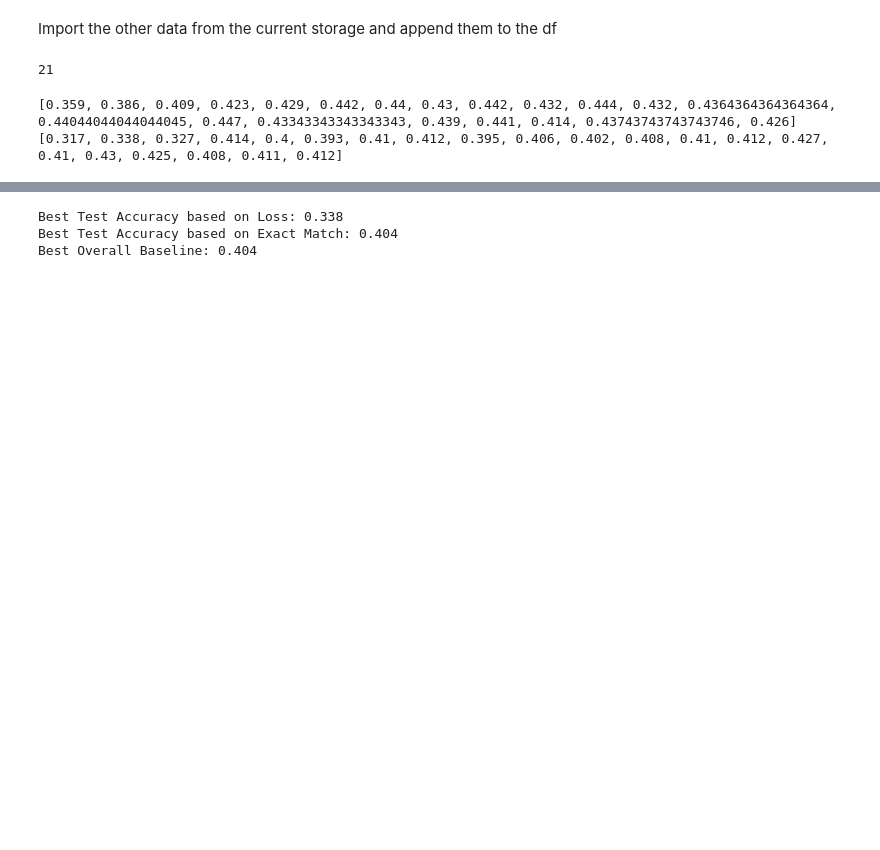
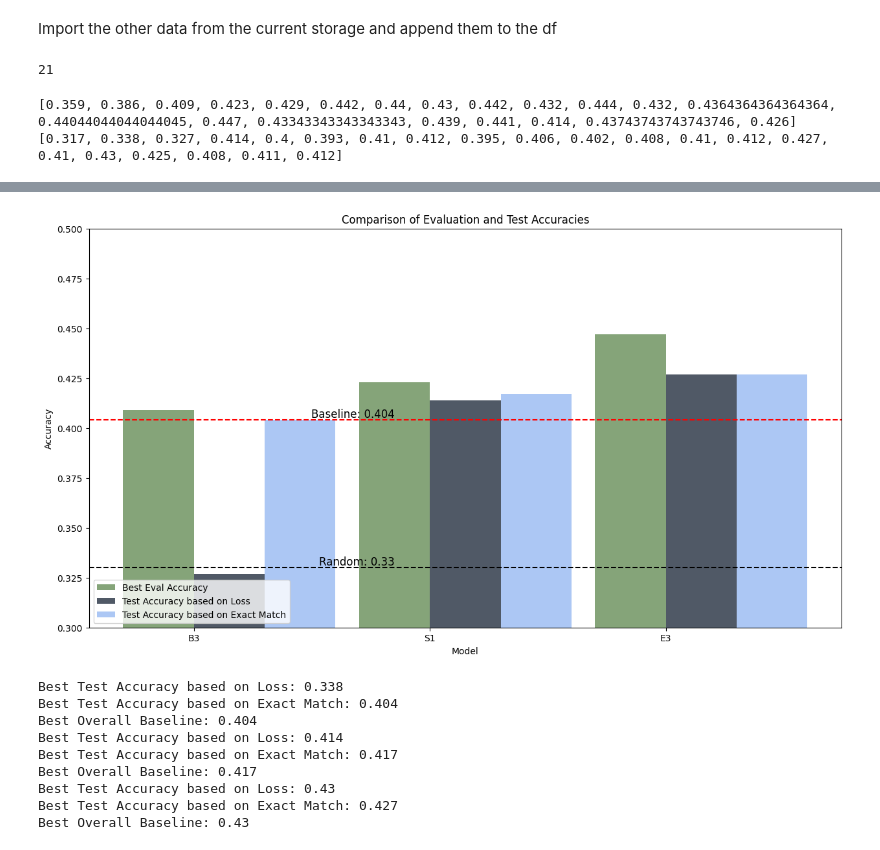
Before and after one commit to tomlpieper/ba, a Jupyter notebook: plotting.ipynb, the cells around one changed output, grey strips where cells are left out. Drawn from its saved outputs; the diff is of its cells as text; code cells hidden in the pictures; blank space fills up the shorter version.

```diff
--- a/plotting.ipynb
+++ b/plotting.ipynb
@@ -456,3 +499,41 @@ df
+# %%
+aspargus = '#678d58'
+metal = '#242f40'
+jordy = '#98b9f2'
+# %%
+import matplotlib.pyplot as plt
+import numpy as np
+
+fig, ax = plt.subplots(figsize=(15, 8))
+index = range(len(df_graph1))
+bar_width = 0.3
+opacity = 0.8
+
+rects1 = ax.bar(df_graph1['Name'], df_graph1['Best Eval Accuracy'], bar_width, alpha=opacity, color=aspargus, label='Best Eval Accuracy')
+rects2 = ax.bar([p + bar_width for p in index], df_graph1['Test Accuracy based on loss'], bar_width, alpha=opacity, color=metal, label='Test Accuracy based on Loss')
+rects3 = ax.bar([p + bar_width*2 for p in index], df_graph1['Test Accuracy based on Exact Match'], bar_width, alpha=opacity, color=jordy, label='Test Accuracy based on Exact Match')
+
+ax.axhline(y=best_overall_baseline, color='r', linestyle='--')
+# add label to the line
+ax.text(1, best_overall_baseline, f"Baseline: {best_overall_baseline}", fontsize=12, ha='right', va='bottom')
+
+ax.axhline(y=0.33, color='k', linestyle='--')
+# add label to the line
+ax.text(1, 0.33, f"Random: 0.33", fontsize=12, ha='right', va='bottom')
+
+# make y axis start at 0.33
+plt.ylim(0.3, 0.5)
+ax.set_xlabel('Model')
+ax.set_ylabel('Accuracy')
+ax.set_title('Comparison of Evaluation and Test Accuracies')
+ax.set_xticks([p + bar_width /2 for p in index])
+ax.set_xticklabels(df_graph1["Name"])
+ax.tick_params(axis='x', labelrotation=0)
+ax.legend(loc='lower left')
+
+plt.show()
+# %% [output]
+[figure, added]
 # %%
 baseline_df = df[df['Type'] == 'baselines']
 best_loss_accuracy = baseline_df['Test Accuracy based on loss'].max()
@@ -463,7 +544,38 @@ print("Best Test Accuracy based on Exact Match:", best_exact_match_accuracy)
 
 best_overall_baseline = max(best_loss_accuracy, best_exact_match_accuracy)
 print("Best Overall Baseline:", best_overall_baseline)
+
+
+
+v1_df = df[df['Type'] == 'modified']
+best_loss_accuracy = v1_df['Test Accuracy based on loss'].max()
+best_exact_match_accuracy = v1_df['Test Accuracy based on Exact Match'].max()
+
+print("Best Test Accuracy based on Loss:", best_loss_accuracy)
+print("Best Test Accuracy based on Exact Match:", best_exact_match_accuracy)
+
+best_overall_v1 = max(best_loss_accuracy, best_exact_match_accuracy)
+print("Best Overall Baseline:", best_overall_v1)
+
+
+
+
+v2_df = df[df['Type'] == 'modified_2']
+best_loss_accuracy = v2_df['Test Accuracy based on loss'].max()
+best_exact_match_accuracy = v2_df['Test Accuracy based on Exact Match'].max()
+
+print("Best Test Accuracy based on Loss:", best_loss_accuracy)
+print("Best Test Accuracy based on Exact Match:", best_exact_match_accuracy)
+
+best_overall_v2 = max(best_loss_accuracy, best_exact_match_accuracy)
+print("Best Overall Baseline:", best_overall_v2)
 # %% [output]
 Best Test Accuracy based on Loss: 0.338
 Best Test Accuracy based on Exact Match: 0.404
 Best Overall Baseline: 0.404
+Best Test Accuracy based on Loss: 0.414
+Best Test Accuracy based on Exact Match: 0.417
+Best Overall Baseline: 0.417
+Best Test Accuracy based on Loss: 0.43
+Best Test Accuracy based on Exact Match: 0.427
+Best Overall Baseline: 0.43
```
Also changed, not shown: parts of 7 cells of this notebook, 1 other file.
